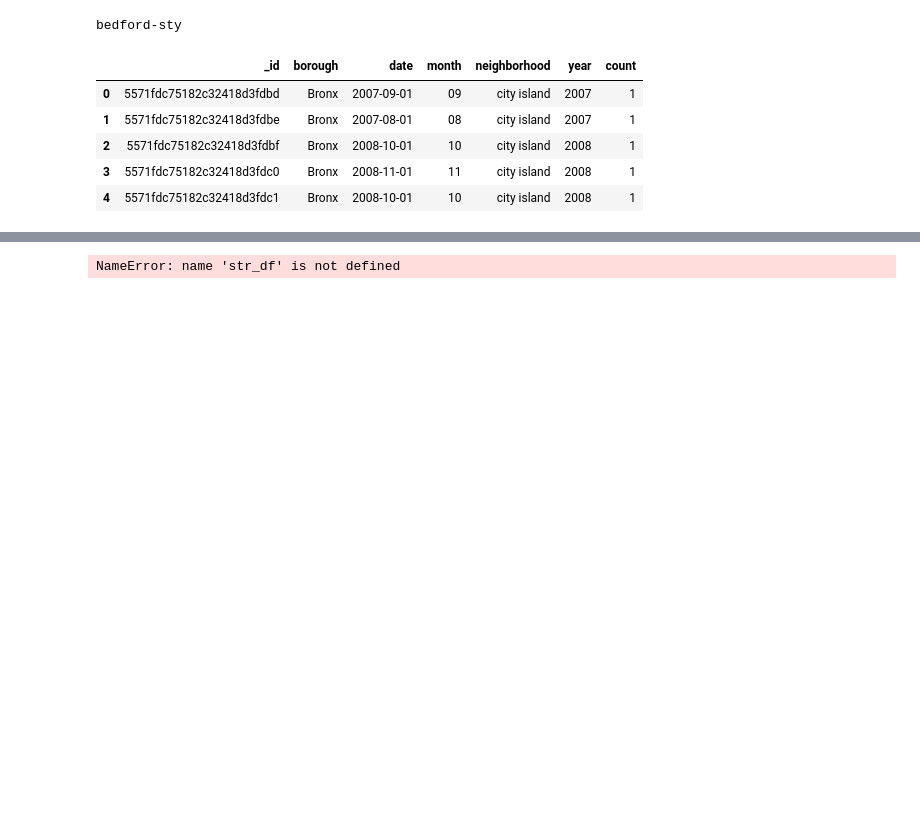
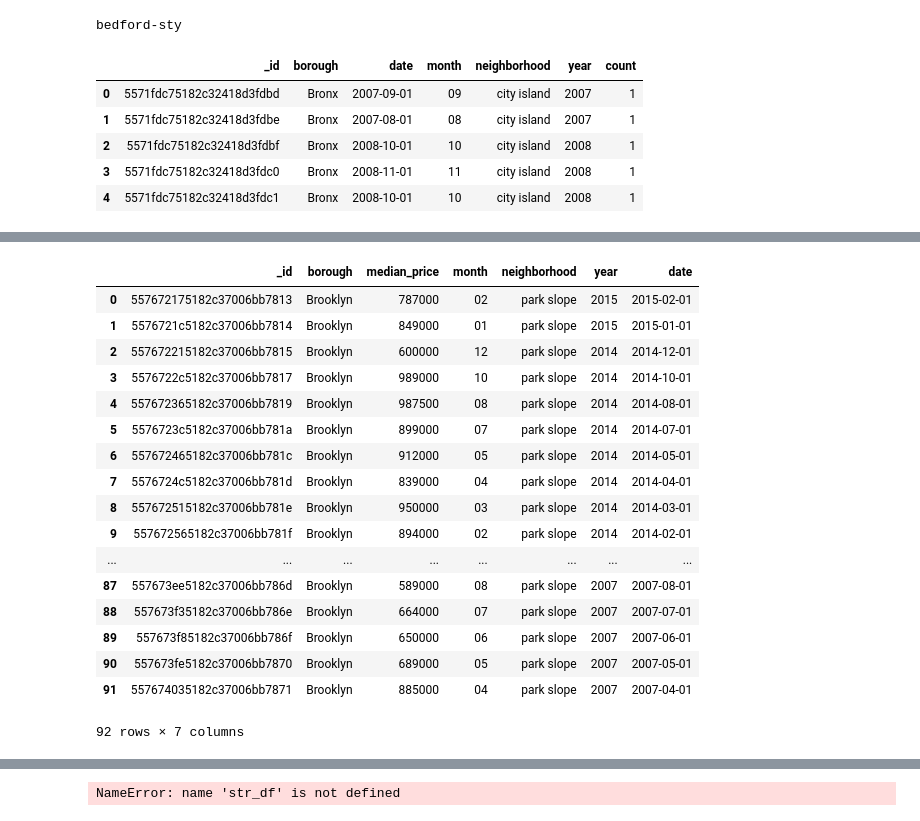
Before and after one commit to gfsoileau/soothsay_appreciation_predictor, a Jupyter notebook: re_predictor.ipynb, the cells around one changed output, grey strips where cells are left out. Drawn from its saved outputs; the diff is of its cells as text; code cells hidden in the pictures; blank space fills up the shorter version.

```diff
--- a/re_predictor.ipynb
+++ b/re_predictor.ipynb
@@ -474,21 +533,3 @@ def g_query(borough, neighborhood):
     df = DataFrame(results)
     df['date'] = df['yr'] +'-' + df['month'] + '-01'
     return df
-# %%
-def data(p1=0, p2=20000000, borough='manhattan',neighborhood='all'):
-    '''returns a formatted dataframe, based on function arguments.'''
-
-    hood_e = esy_format_hood(borough,neighborhood)
-    esy = esy_query(p1, p2, borough, hood_e)
-
-    hood_n = nyt_format_hood(borough, neighborhood)
-    nyt = nyt_data(borough, hood_n)
-
-    hood_g = g_format_hood(borough, neighborhood)
-    gt = g_query(borough, hood_g)
-
-    return esy, nyt, gt
-
-esy, nyt, gt = data(500000, 1000000, 'Brooklyn','Prospect Heights')
-
-# es = data(500000, 1000000, 'Brooklyn','Park Slope')
@@ -552,3 +535,0 @@ grouped_e.head(5)
-# %%
-# data = pd.merge(pd.merge(grouped_e,grouped_n),grouped_g)
-data = pd.merge(grouped_e,grouped_n)
@@ -595,0 +536,19 @@ ValueError: Pandas data cast to numpy dtype of object. Check input data with np.
+# %%
+def data(p1=0, p2=20000000, borough='manhattan',neighborhood='all'):
+    '''returns a formatted dataframe, based on function arguments.
+        Must have first letter caps in neighborhood: Park Slope'''
+
+    hood_e = esy_format_hood(borough,neighborhood)
+    esy = esy_query(p1, p2, borough, hood_e)
+
+    hood_n = nyt_format_hood(borough, neighborhood)
+    nyt = nyt_data(borough, hood_n)
+
+    hood_g = g_format_hood(borough, neighborhood)
+    gt = g_query(borough, hood_g)
+
+    return esy, nyt, gt
+
+esy, nyt, gt = data(500000, 1000000, 'Brooklyn','Park Slope')
+
+# es = data(500000, 1000000, 'Brooklyn','Park Slope')
@@ -595,0 +578,21 @@ ValueError: Pandas data cast to numpy dtype of object. Check input data with np.
+# %%
+esy
+# %% [output]
+|  | _id | borough | median_price | month | neighborhood | year | date |
+| 0 | 557672175182c37006bb7813 | Brooklyn | 787000 | 02 | park slope | 2015 | 2015-02-01 |
+| 1 | 5576721c5182c37006bb7814 | Brooklyn | 849000 | 01 | park slope | 2015 | 2015-01-01 |
+| 2 | 557672215182c37006bb7815 | Brooklyn | 600000 | 12 | park slope | 2014 | 2014-12-01 |
+| 3 | 5576722c5182c37006bb7817 | Brooklyn | 989000 | 10 | park slope | 2014 | 2014-10-01 |
+| 4 | 557672365182c37006bb7819 | Brooklyn | 987500 | 08 | park slope | 2014 | 2014-08-01 |
+| 5 | 5576723c5182c37006bb781a | Brooklyn | 899000 | 07 | park slope | 2014 | 2014-07-01 |
+| 6 | 557672465182c37006bb781c | Brooklyn | 912000 | 05 | park slope | 2014 | 2014-05-01 |
+| 7 | 5576724c5182c37006bb781d | Brooklyn | 839000 | 04 | park slope | 2014 | 2014-04-01 |
+| 8 | 557672515182c37006bb781e | Brooklyn | 950000 | 03 | park slope | 2014 | 2014-03-01 |
+| 9 | 557672565182c37006bb781f | Brooklyn | 894000 | 02 | park slope | 2014 | 2014-02-01 |
+| ... | ... | ... | ... | ... | ... | ... | ... |
+| 87 | 557673ee5182c37006bb786d | Brooklyn | 589000 | 08 | park slope | 2007 | 2007-08-01 |
+| 88 | 557673f35182c37006bb786e | Brooklyn | 664000 | 07 | park slope | 2007 | 2007-07-01 |
+| 89 | 557673f85182c37006bb786f | Brooklyn | 650000 | 06 | park slope | 2007 | 2007-06-01 |
+| 90 | 557673fe5182c37006bb7870 | Brooklyn | 689000 | 05 | park slope | 2007 | 2007-05-01 |
+| 91 | 557674035182c37006bb7871 | Brooklyn | 885000 | 04 | park slope | 2007 | 2007-04-01 |
+92 rows × 7 columns
```
Also changed, not shown: parts of 39 cells of this notebook.
